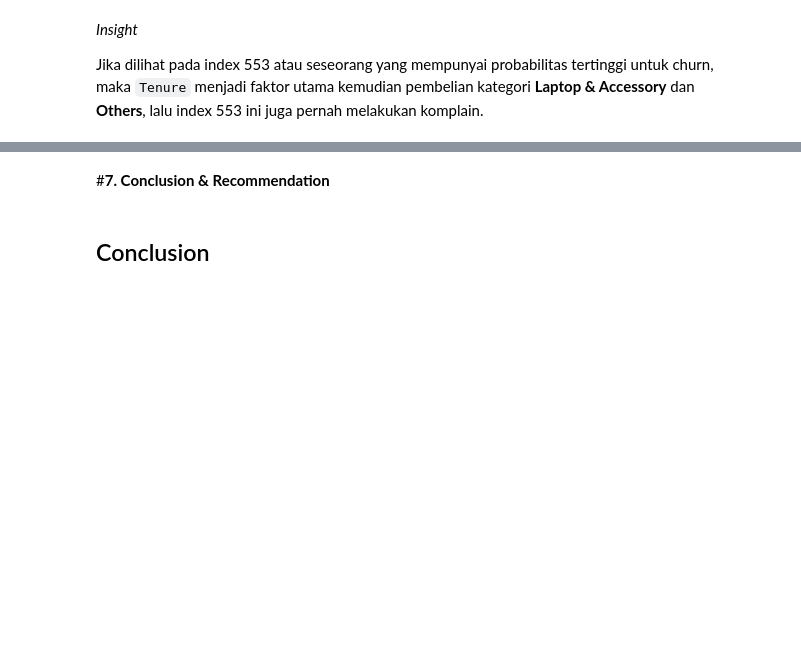
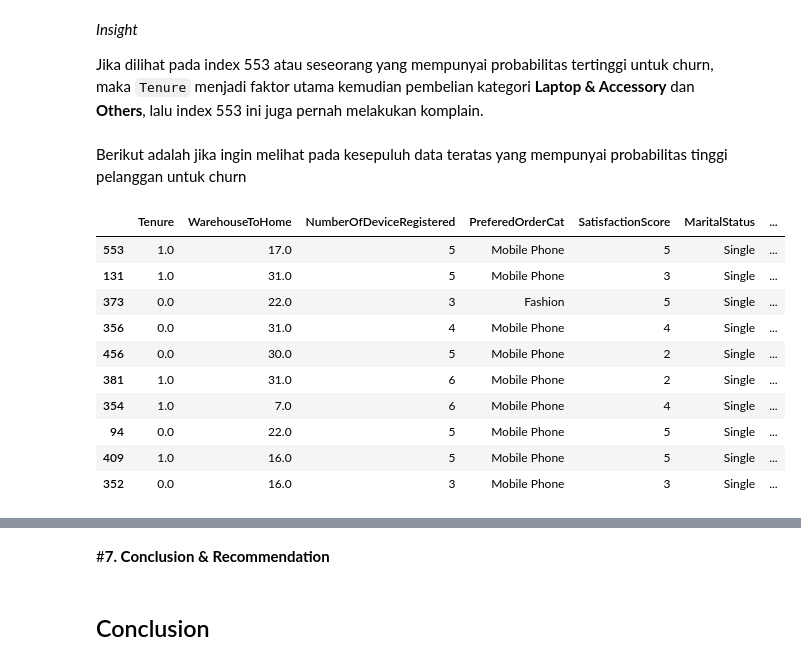
Before and after one commit to devamerinne/Capstone-3, a Jupyter notebook: Capstone_Modul_3.ipynb, the cells around one changed output, grey strips where cells are left out. Drawn from its saved outputs; the diff is of its cells as text; code cells hidden in the pictures; blank space fills up the shorter version.

```diff
--- a/Capstone_Modul_3.ipynb
+++ b/Capstone_Modul_3.ipynb
@@ -1504,3 +1422,21 @@ plt.show()
 *Insight*
 
 Jika dilihat pada index 553 atau seseorang yang mempunyai probabilitas tertinggi untuk churn, maka `Tenure` menjadi faktor utama kemudian pembelian kategori **Laptop & Accessory** dan **Others**, lalu index 553 ini juga pernah melakukan komplain.
+# %% [markdown]
+Berikut adalah jika ingin melihat pada kesepuluh data teratas yang mempunyai probabilitas tinggi pelanggan untuk churn
+# %%
+# Melihat 10 data teratas untuk pelanggan Churn
+
+X_test.reset_index(drop=True).join(y_proba).sort_values(by=0, ascending=False).head(10)
+# %% [output]
+|  | Tenure | WarehouseToHome | NumberOfDeviceRegistered | PreferedOrderCat | SatisfactionScore | MaritalStatus | ... |
+| 553 | 1.0 | 17.0 | 5 | Mobile Phone | 5 | Single | ... |
+| 131 | 1.0 | 31.0 | 5 | Mobile Phone | 3 | Single | ... |
+| 373 | 0.0 | 22.0 | 3 | Fashion | 5 | Single | ... |
+| 356 | 0.0 | 31.0 | 4 | Mobile Phone | 4 | Single | ... |
+| 456 | 0.0 | 30.0 | 5 | Mobile Phone | 2 | Single | ... |
+| 381 | 1.0 | 31.0 | 6 | Mobile Phone | 2 | Single | ... |
+| 354 | 1.0 | 7.0 | 6 | Mobile Phone | 4 | Single | ... |
+| 94 | 0.0 | 22.0 | 5 | Mobile Phone | 5 | Single | ... |
+| 409 | 1.0 | 16.0 | 5 | Mobile Phone | 5 | Single | ... |
+| 352 | 0.0 | 16.0 | 3 | Mobile Phone | 3 | Single | ... |
```
Also changed, not shown: parts of 19 cells of this notebook.
